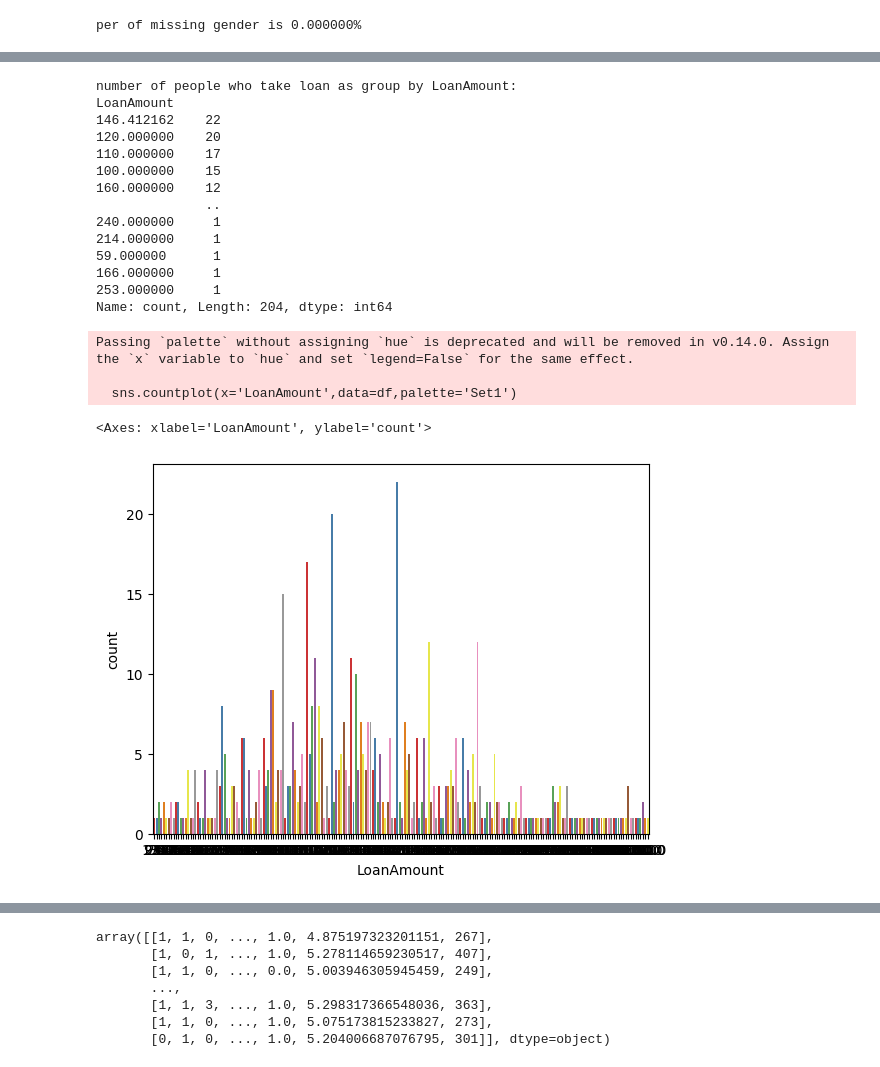
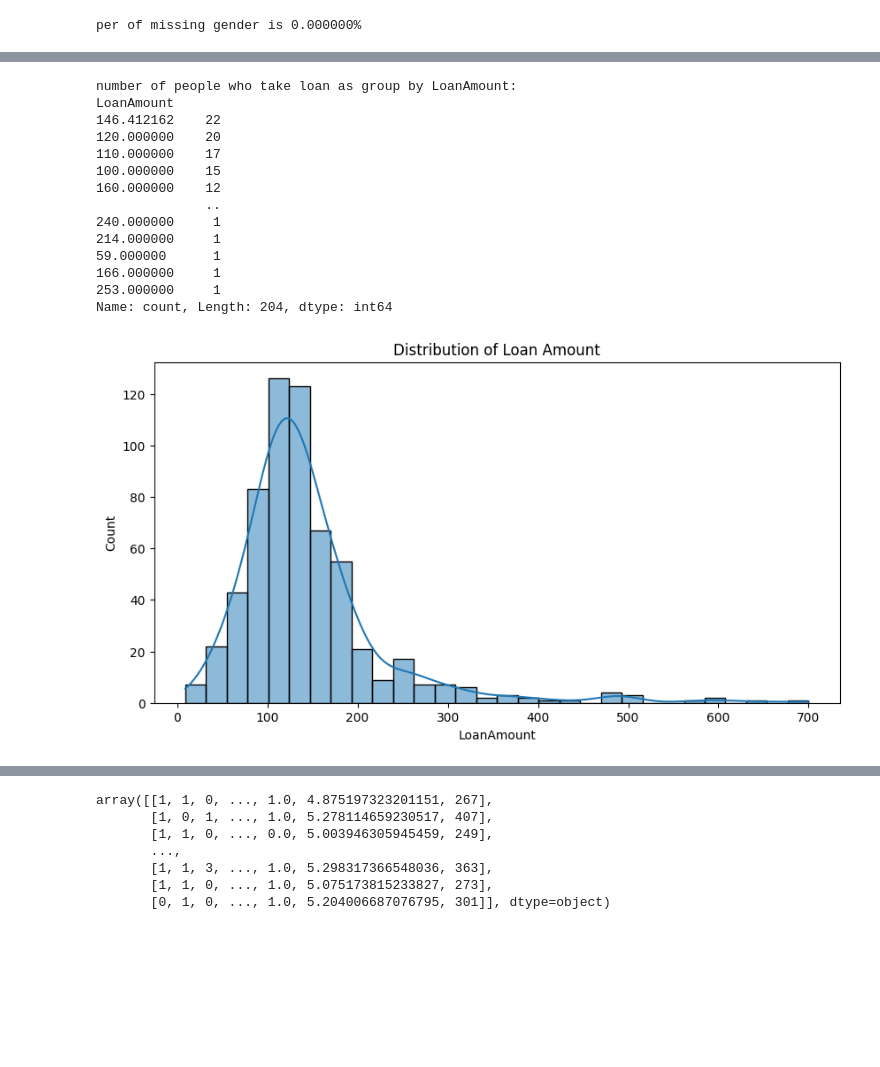
Before and after one commit to akshaya2408/Loan-Approval-Prediction-System, a Jupyter notebook: loan_approval.ipynb, the cells around one changed output, grey strips where cells are left out. Cells and saved outputs as stored; diff of their text form; code cells hidden in the pictures; blank space fills up the shorter version.

```diff
--- a/loan_approval.ipynb
+++ b/loan_approval.ipynb
@@ -87,16 +87,16 @@ df['TotalIncome_log'].hist(bins=20)
 <Axes: >
 [figure]
 # %%
-df['Gender'].fillna(df['Gender'].mode()[0],inplace=True)
-df['Married'].fillna(df['Married'].mode()[0],inplace=True)
-df['Self_Employed'].fillna(df['Self_Employed'].mode()[0],inplace=True)
-df['Dependents'].fillna(df['Dependents'].mode()[0],inplace=True)
+df['Gender'] = df['Gender'].fillna(df['Gender'].mode()[0])
+df['Married'] = df['Married'].fillna(df['Married'].mode()[0])
+df['Self_Employed'] = df['Self_Employed'].fillna(df['Self_Employed'].mode()[0])
+df['Dependents'] = df['Dependents'].fillna(df['Dependents'].mode()[0])
 
-df.LoanAmount = df.LoanAmount.fillna(df.LoanAmount.mean())
-df.LoanAmount_log = df.LoanAmount_log.fillna(df.LoanAmount_log.mean())
+df['LoanAmount'] = df['LoanAmount'].fillna(df['LoanAmount'].mean())
+df['LoanAmount_log'] = df['LoanAmount_log'].fillna(df['LoanAmount_log'].mean())
 
-df['Loan_Amount_Term'].fillna(df['Loan_Amount_Term'].mode()[0],inplace=True)
-df['Credit_History'].fillna(df['Credit_History'].mode()[0],inplace=True)
+df['Loan_Amount_Term'] = df['Loan_Amount_Term'].fillna(df['Loan_Amount_Term'].mode()[0])
+df['Credit_History'] = df['Credit_History'].fillna(df['Credit_History'].mode()[0])
 
 df.isnull().sum()
 # %% [output]
@@ -238,27 +208,26 @@ Passing `palette` without assigning `hue` is deprecated and will be removed in v
 # %%
 print("number of people who take loan as group by LoanAmount:")
 print(df['LoanAmount'].value_counts())
-sns.countplot(x='LoanAmount',data=df,palette='Set1')
+plt.figure(figsize=(10,5))
+sns.histplot(df['LoanAmount'], kde=True, bins=30)
+plt.title("Distribution of Loan Amount")
+plt.show()
 # %% [output]
 number of people who take loan as group by LoanAmount:
 LoanAmount
 146.412162    22
 120.000000    20
 110.000000    17
 100.000000    15
 160.000000    12
               ..
 240.000000     1
 214.000000     1
 59.000000      1
 166.000000     1
 253.000000     1
 Name: count, Length: 204, dtype: int64
-Passing `palette` without assigning `hue` is deprecated and will be removed in v0.14.0. Assign the `x` variable to `hue` and set `legend=False` for the same effect.
-
-  sns.countplot(x='LoanAmount',data=df,palette='Set1')
-<Axes: xlabel='LoanAmount', ylabel='count'>
-[figure, old version]
+[figure, new version]
 # %%
 print("number of people who take loan as group by Credit History:")
 print(df['Credit_History'].value_counts())
```
Also changed, not shown: parts of 6 cells of this notebook.
